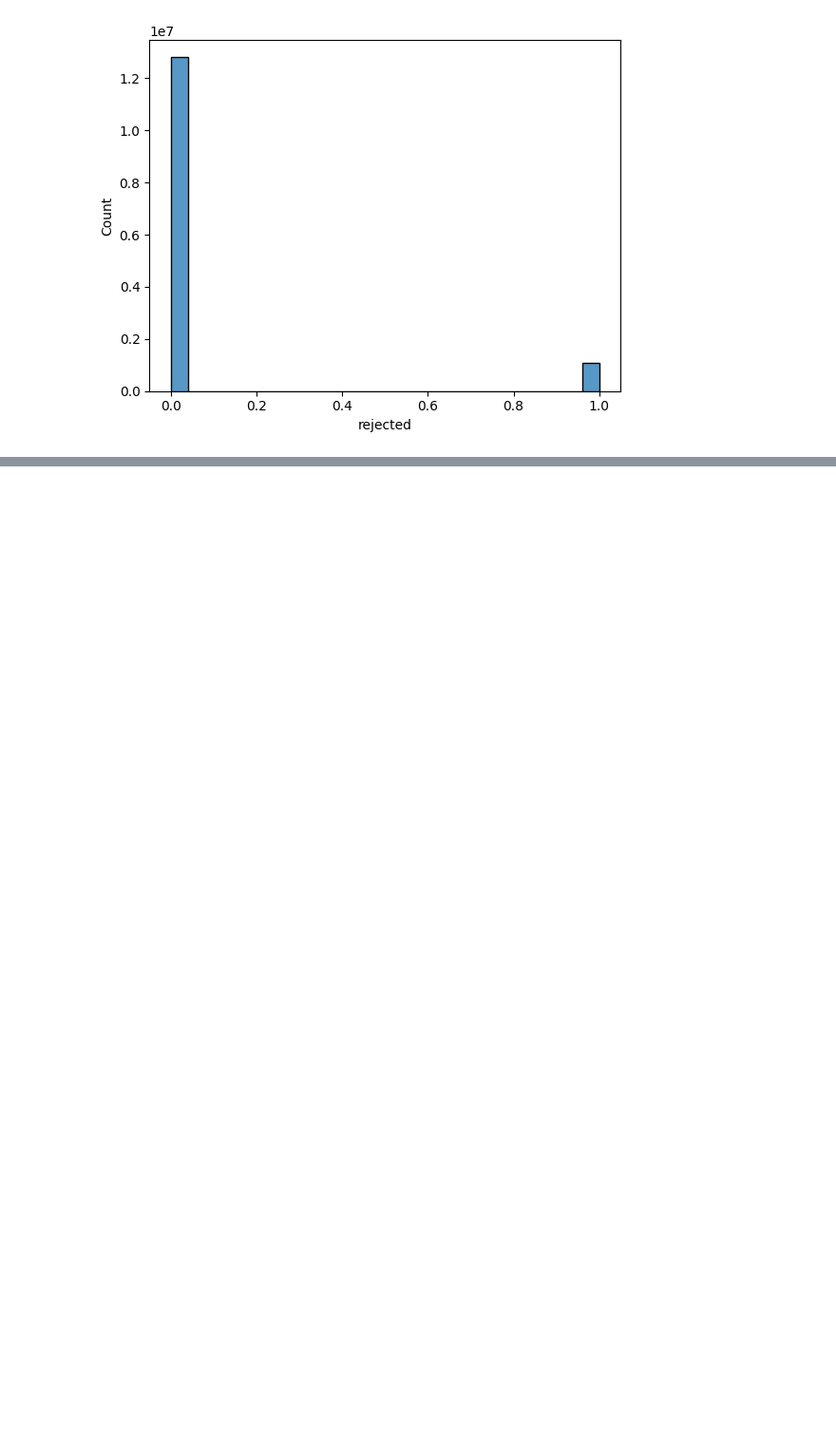
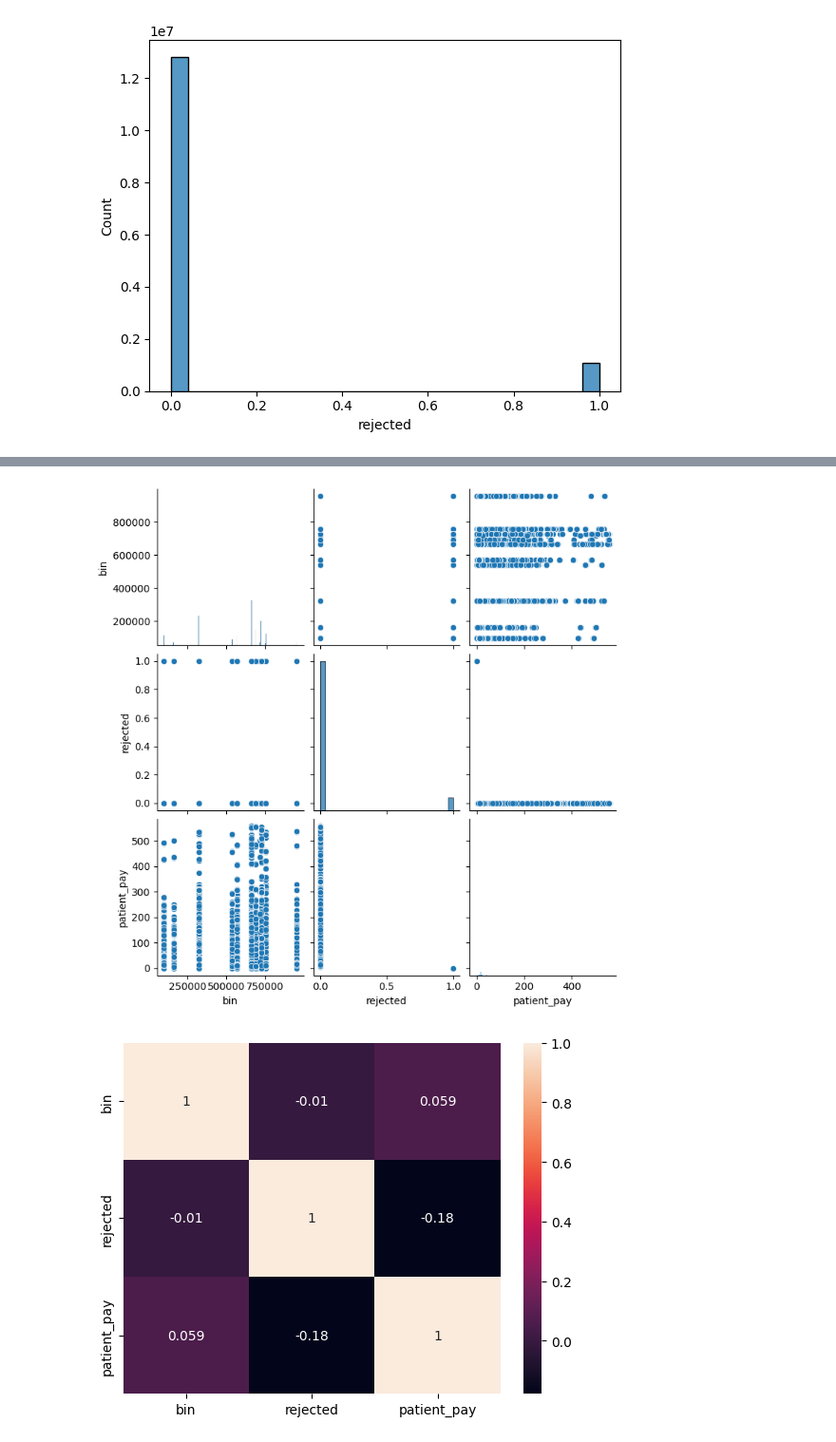
Before and after one commit to ksrivastava1/pharmacy_data_analysis, a Jupyter notebook: Labs/data_exploration.ipynb, the cells around one changed output, grey strips where cells are left out. Shown: that part at 95% size. Saved outputs shown, nothing was run; the diff lists cells and outputs as text; code cells hidden in the pictures; blank space fills up the shorter version.

```diff
--- a/Labs/data_exploration.ipynb
+++ b/Labs/data_exploration.ipynb
@@ -75,0 +86,13 @@ Name: patient_pay, dtype: float64
+# %%
+# Plotting pairplot of df except for the first column
+
+sns.pairplot(df.iloc[:,1:])
+plt.show()
+
+# Plotting heatmap of df except for the first column
+
+sns.heatmap(df.iloc[:,1:].corr(), annot=True)
+plt.show()
+# %% [output]
+[figure, added]
+[figure, added]
```
Also changed, not shown: parts of 5 cells of this notebook.
